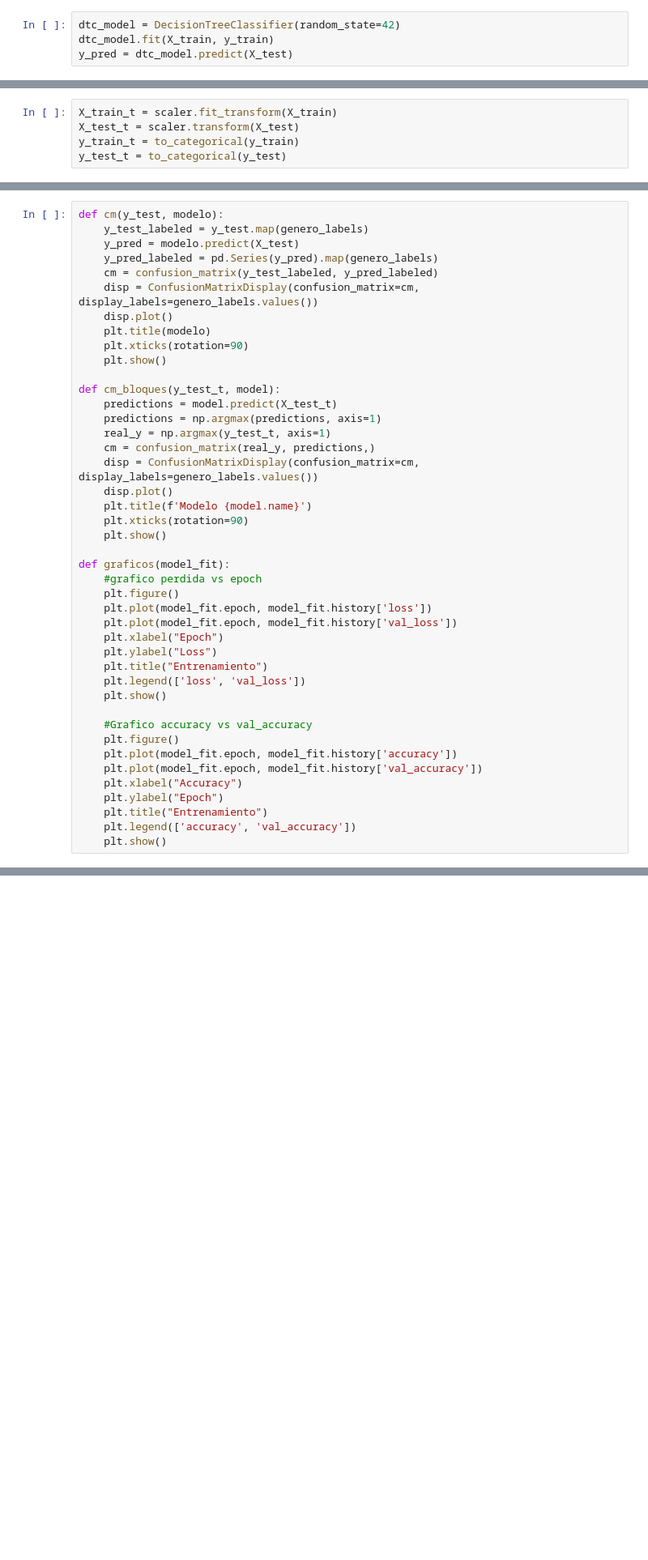
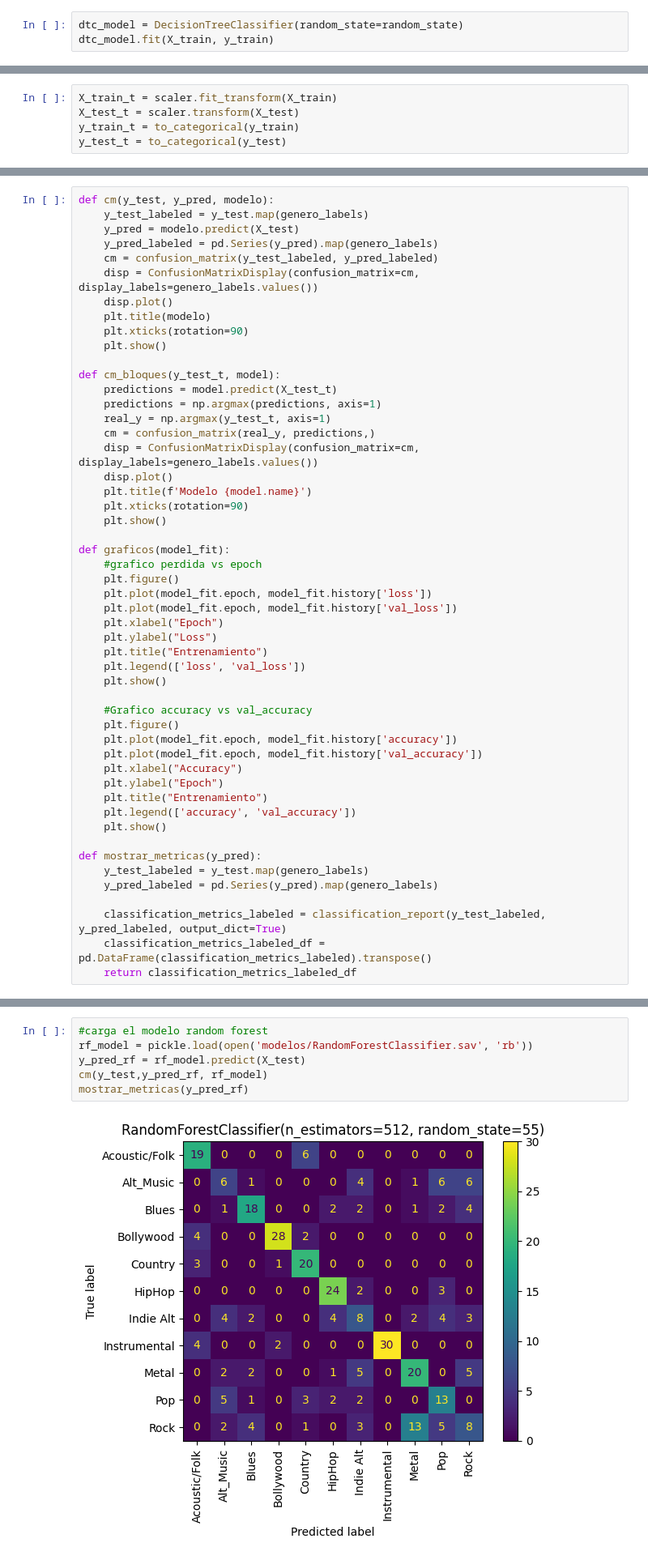
Before and after one commit to gaanno/proyecto-ml, a Jupyter notebook: proyecto.ipynb, the cells around one changed output, grey strips where cells are left out. Shown at 81% size. Saved outputs shown, nothing was run; the diff lists cells and outputs as text; blank space fills up the shorter version.

```diff
--- a/proyecto.ipynb
+++ b/proyecto.ipynb
@@ -219,4 +220,3 @@ rf_model.score(X_test, y_test)
 # %%
-dtc_model = DecisionTreeClassifier(random_state=42)
+dtc_model = DecisionTreeClassifier(random_state=random_state)
 dtc_model.fit(X_train, y_train)
-y_pred = dtc_model.predict(X_test)
@@ -277,5 +313,5 @@ classification_metrics_labeled_df
 # %%
-def cm(y_test, modelo):
+def cm(y_test, y_pred, modelo):
     y_test_labeled = y_test.map(genero_labels)
     y_pred = modelo.predict(X_test)
     y_pred_labeled = pd.Series(y_pred).map(genero_labels)
@@ -317,3 +353,11 @@ def graficos(model_fit):
     plt.title("Entrenamiento")
     plt.legend(['accuracy', 'val_accuracy'])
     plt.show()
+
+def mostrar_metricas(y_pred):
+    y_test_labeled = y_test.map(genero_labels)
+    y_pred_labeled = pd.Series(y_pred).map(genero_labels)
+
+    classification_metrics_labeled = classification_report(y_test_labeled, y_pred_labeled, output_dict=True)
+    classification_metrics_labeled_df = pd.DataFrame(classification_metrics_labeled).transpose()
+    return classification_metrics_labeled_df
@@ -327,0 +364,8 @@ cm_bloques(y_test_t, model_lstm)
+# %%
+#carga el modelo random forest
+rf_model = pickle.load(open('modelos/RandomForestClassifier.sav', 'rb'))
+y_pred_rf = rf_model.predict(X_test)
+cm(y_test,y_pred_rf, rf_model)
+mostrar_metricas(y_pred_rf)
+# %% [output]
+[figure, added]
```
Also changed, not shown: parts of 28 cells of this notebook, 1 other file.
